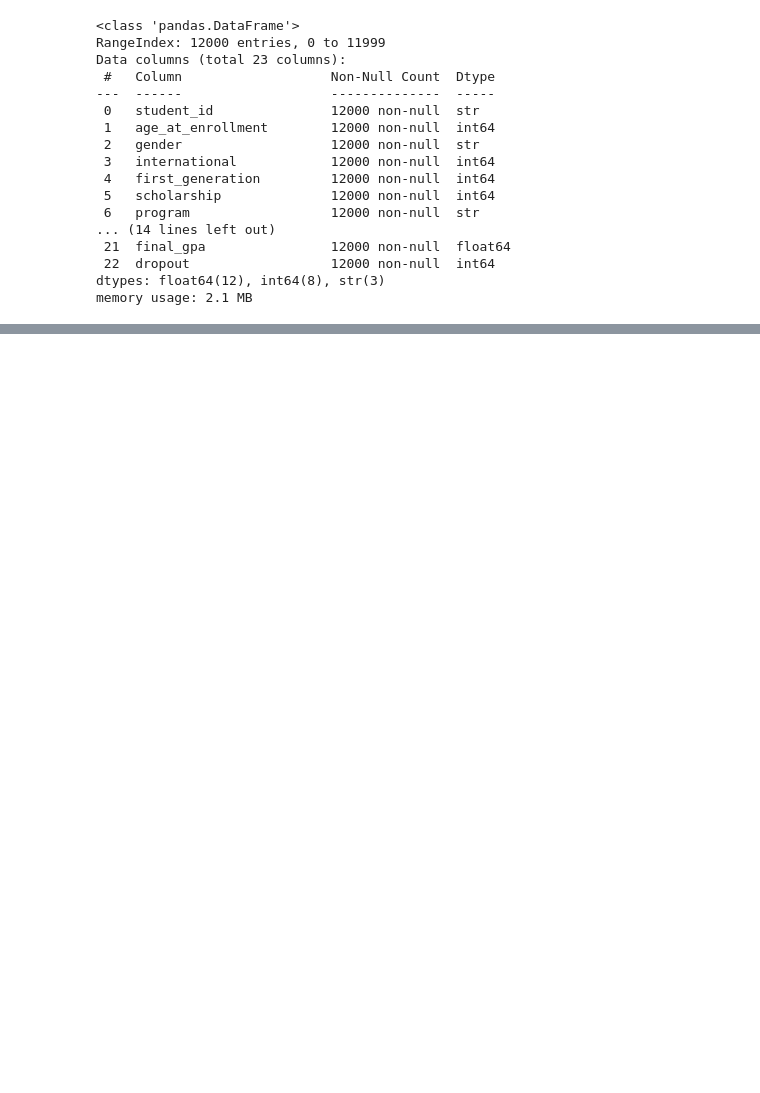
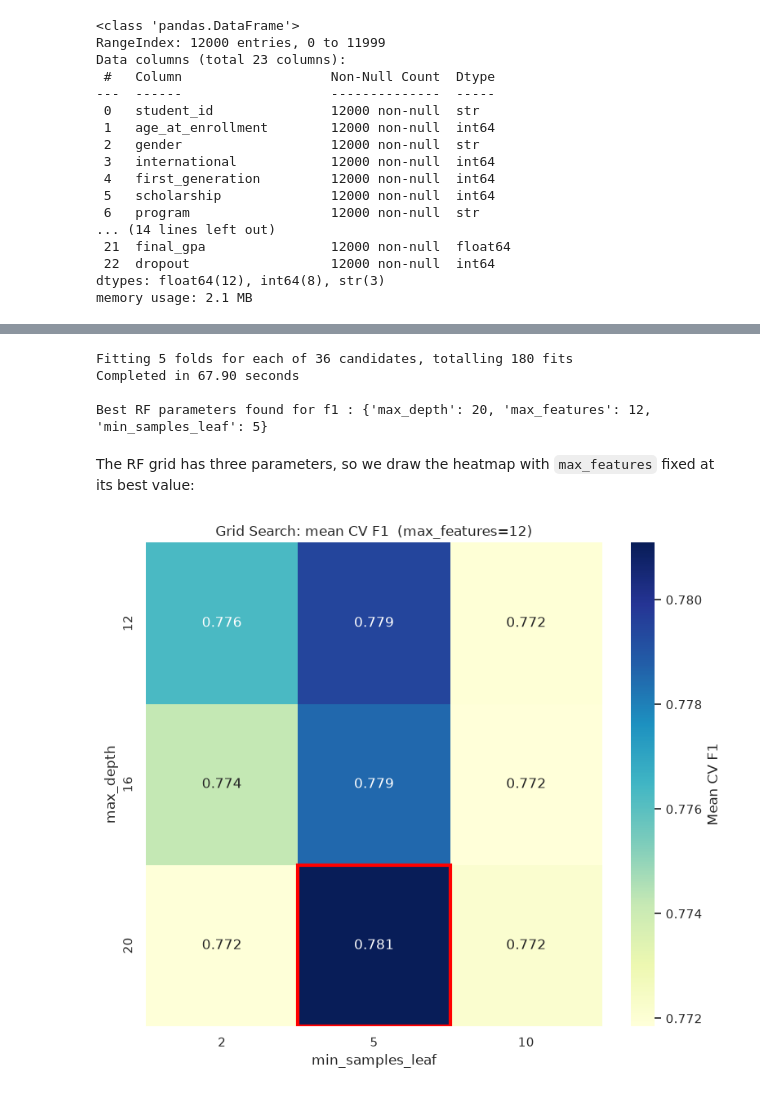
Before and after one commit to EnricoCecchini/ML2_Group_Assignment, a Jupyter notebook: notebook.ipynb, the cells around one changed output, grey strips where cells are left out. Drawn from its saved outputs; the diff is of its cells as text; code cells hidden in the pictures; blank space fills up the shorter version.

```diff
--- a/notebook.ipynb
+++ b/notebook.ipynb
@@ -406,0 +164,8 @@ pd.DataFrame({
+# %%
+def split_df(dataframe, target, test_size=0.3, seed=None):
+    X = dataframe.drop(columns=target)   # remove the target from the explanatory variables
+    y = dataframe[target]
+    return train_test_split(X, y, test_size=test_size, random_state=seed, stratify=y)
+
+
+X_train, X_test, Y_train, Y_test = split_df(df, target, test_size=0.3, seed=SEED)
@@ -406,0 +242,9 @@ pd.DataFrame({
+# %%
+baseBagg = RandomForestClassifier(n_estimators=100,         # number of trees in the forest
+                                  random_state=SEED,
+                                  max_features=None,        # None -> all features at each split -> this is Bagging
+                                  oob_score=True,           # estimate generalisation with the out-of-bag samples
+                                  class_weight='balanced_subsample',
+                                  n_jobs=-1)
+
+# OOB samples = the ones NOT selected in the bootstrap of each tree (about 37% of the rows)
@@ -406,0 +386,37 @@ pd.DataFrame({
+# %%
+baseRF = RandomForestClassifier(n_estimators=100,
+                                random_state=SEED,
+                                max_features='sqrt',   # this is the default for classification, shown just for clarity
+                                oob_score=True,
+                                class_weight='balanced_subsample',
+                                n_jobs=-1)
+# %%
+rf_params = {
+    'max_features': [5, 8, 12, 16],   # number of variables tried at each split
+    'max_depth': [12, 16, 20],
+    'min_samples_leaf': [2, 5, 10],
+}
+
+start_time = time.time()
+cvRF = GridSearchCV(estimator=baseRF,
+                    param_grid=rf_params,
+                    cv=cv_splitter,
+                    scoring=measure,
+                    verbose=1)
+cvRF.fit(X_train, Y_train)
+
+print(f"Completed in {(time.time() - start_time):.2f} seconds")
+print()
+print("Best RF parameters found for", measure, ":", cvRF.best_params_)
+# %% [output]
+Fitting 5 folds for each of 36 candidates, totalling 180 fits
+Completed in 67.90 seconds
+
+Best RF parameters found for f1 : {'max_depth': 20, 'max_features': 12, 'min_samples_leaf': 5}
+# %% [markdown]
+The RF grid has three parameters, so we draw the heatmap with `max_features` fixed at its best value:
+# %%
+plot_grid_heatmap(cvRF, row_param='max_depth', col_param='min_samples_leaf',
+                  fixed={'max_features': cvRF.best_params_['max_features']})
+# %% [output]
+[figure, added]
```
Also changed, not shown: parts of 110 cells of this notebook, 2 other files.
